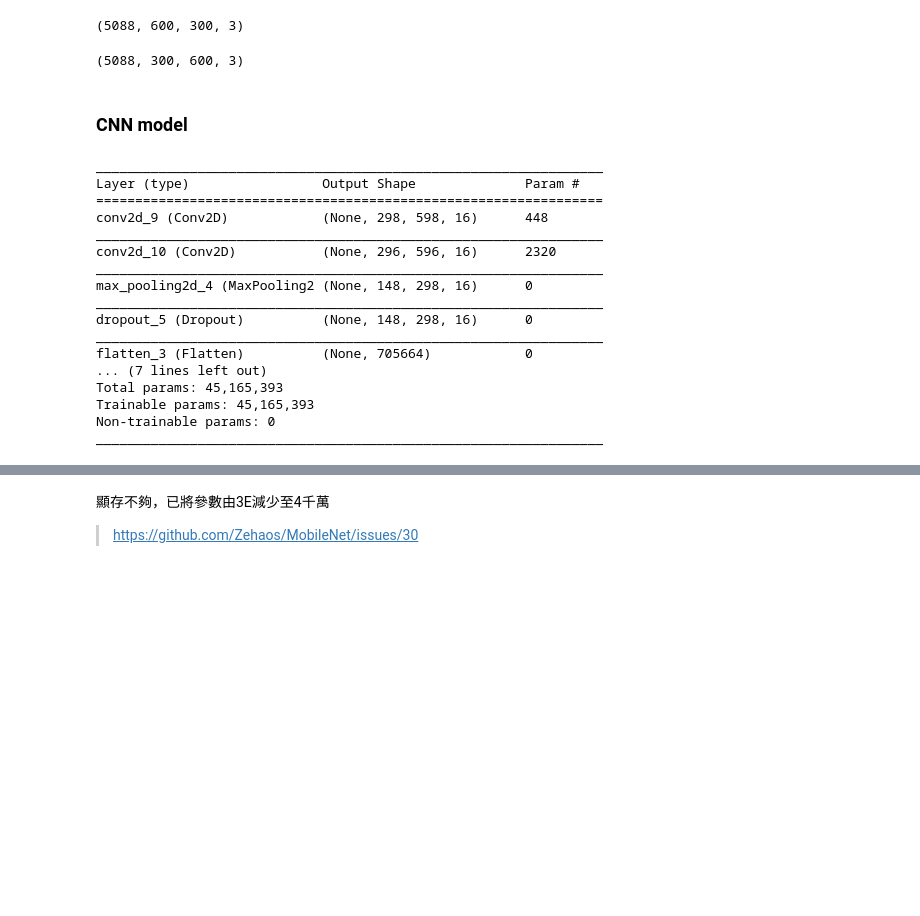
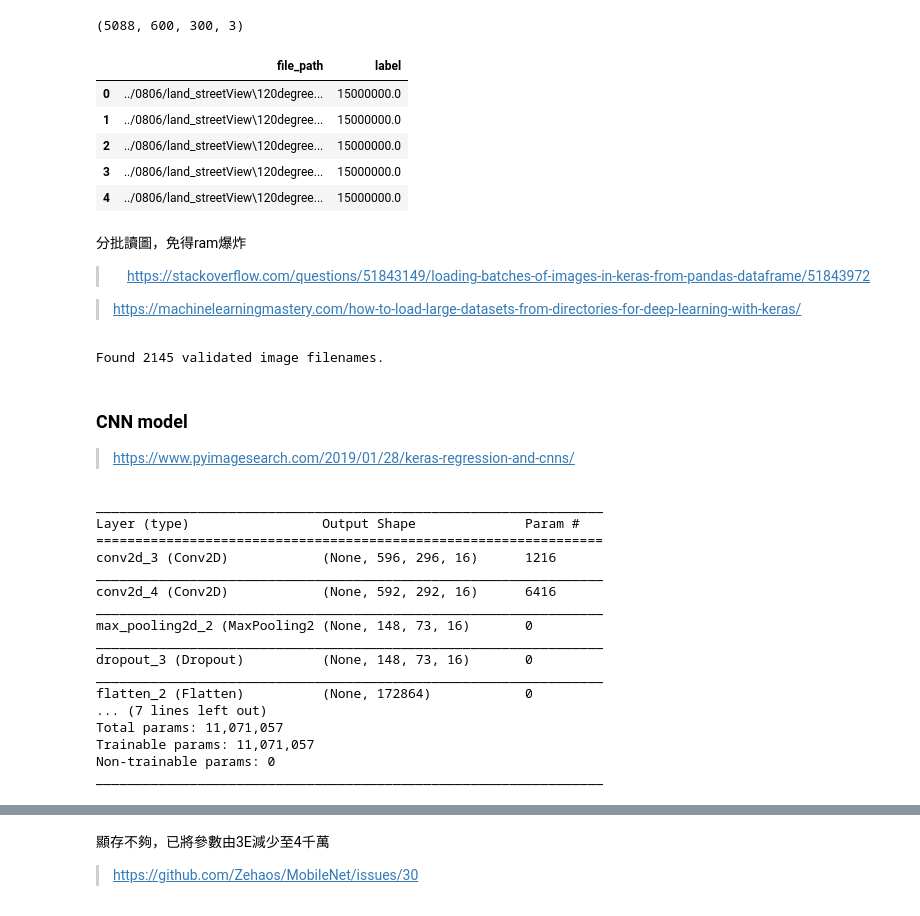
Before and after one commit to johnny12150/19-lab-summer-training, a Jupyter notebook: 0808/multimodal.ipynb, the cells around one changed output, grey strips where cells are left out. Cells and saved outputs as stored; diff of their text form; code cells hidden in the pictures; blank space fills up the shorter version.

```diff
--- a/0808/multimodal.ipynb
+++ b/0808/multimodal.ipynb
@@ -238,6 +238,8 @@ print(np.zeros((label.size, ) + img_size_np).shape)
 (label.size, ) + img_size
 # %% [output]
 (5088, 600, 300, 3)
+# %%
+img_df = pd.DataFrame()
 # %%
 # load image
 def load_data(img_res, path_list, size):
@@ -258,15 +261,41 @@ def load_data(img_res, path_list, size):
 # %%
 # 根據test DF處理圖片的形狀(完整的path_list, 第一維的size要跟label一致)
-img_data = load_data(img_size, train_pic, label.size)
+load_data(img_size, train_pic, label.size)
-# %% [output]
-(5088, 300, 600, 3)
-# %% [markdown]
-### CNN model
+# %%
+img_df.head()
+# %% [output]
+|  | file_path | label |
+| 0 | ../0806/land_streetView\120degree... | 15000000.0 |
+| 1 | ../0806/land_streetView\120degree... | 15000000.0 |
+| 2 | ../0806/land_streetView\120degree... | 15000000.0 |
+| 3 | ../0806/land_streetView\120degree... | 15000000.0 |
+| 4 | ../0806/land_streetView\120degree... | 15000000.0 |
+# %% [markdown]
+分批讀圖，免得ram爆炸
+
+>　https://stackoverflow.com/questions/51843149/loading-batches-of-images-in-keras-from-pandas-dataframe/51843972
+
+> https://machinelearningmastery.com/how-to-load-large-datasets-from-directories-for-deep-learning-with-keras/
+# %%
+from keras.preprocessing.image import ImageDataGenerator
+train_datagen = ImageDataGenerator()
+train_generator = train_datagen.flow_from_dataframe(
+    dataframe=img_df,
+    batch_size= 10,
+    x_col="file_path",
+    y_col="label",
+    target_size = (img_rows, img_cols),
+    class_mode="other")
+# %% [output]
+Found 2145 validated image filenames.
+# %% [markdown]
+### CNN model
+> https://www.pyimagesearch.com/2019/01/28/keras-regression-and-cnns/
 # %%
 model_CNN = Sequential()
-model_CNN.add(Conv2D(16, kernel_size=(3, 3), activation='relu', input_shape=img_size_np))
-model_CNN.add(Conv2D(16, (3, 3), activation='relu'))
-model_CNN.add(MaxPooling2D(pool_size=(2, 2)))
+model_CNN.add(Conv2D(16, kernel_size=(5, 5), activation='relu', input_shape=img_size))
+model_CNN.add(Conv2D(16, (5, 5), activation='relu'))
+model_CNN.add(MaxPooling2D(pool_size=(4, 4)))
 model_CNN.add(Dropout(0.25))
 model_CNN.add(Flatten())
 
@@ -280,17 +309,17 @@ model_CNN.summary()
 _________________________________________________________________
 Layer (type)                 Output Shape              Param #
 =================================================================
-conv2d_9 (Conv2D)            (None, 298, 598, 16)      448
+conv2d_3 (Conv2D)            (None, 596, 296, 16)      1216
 _________________________________________________________________
-conv2d_10 (Conv2D)           (None, 296, 596, 16)      2320
+conv2d_4 (Conv2D)            (None, 592, 292, 16)      6416
 _________________________________________________________________
-max_pooling2d_4 (MaxPooling2 (None, 148, 298, 16)      0
+max_pooling2d_2 (MaxPooling2 (None, 148, 73, 16)       0
 _________________________________________________________________
-dropout_5 (Dropout)          (None, 148, 298, 16)      0
+dropout_3 (Dropout)          (None, 148, 73, 16)       0
 _________________________________________________________________
-flatten_3 (Flatten)          (None, 705664)            0
+flatten_2 (Flatten)          (None, 172864)            0
 ... (7 lines left out)
-Total params: 45,165,393
-Trainable params: 45,165,393
+Total params: 11,071,057
+Trainable params: 11,071,057
 Non-trainable params: 0
 _________________________________________________________________
```
Also changed, not shown: parts of 9 cells of this notebook.
